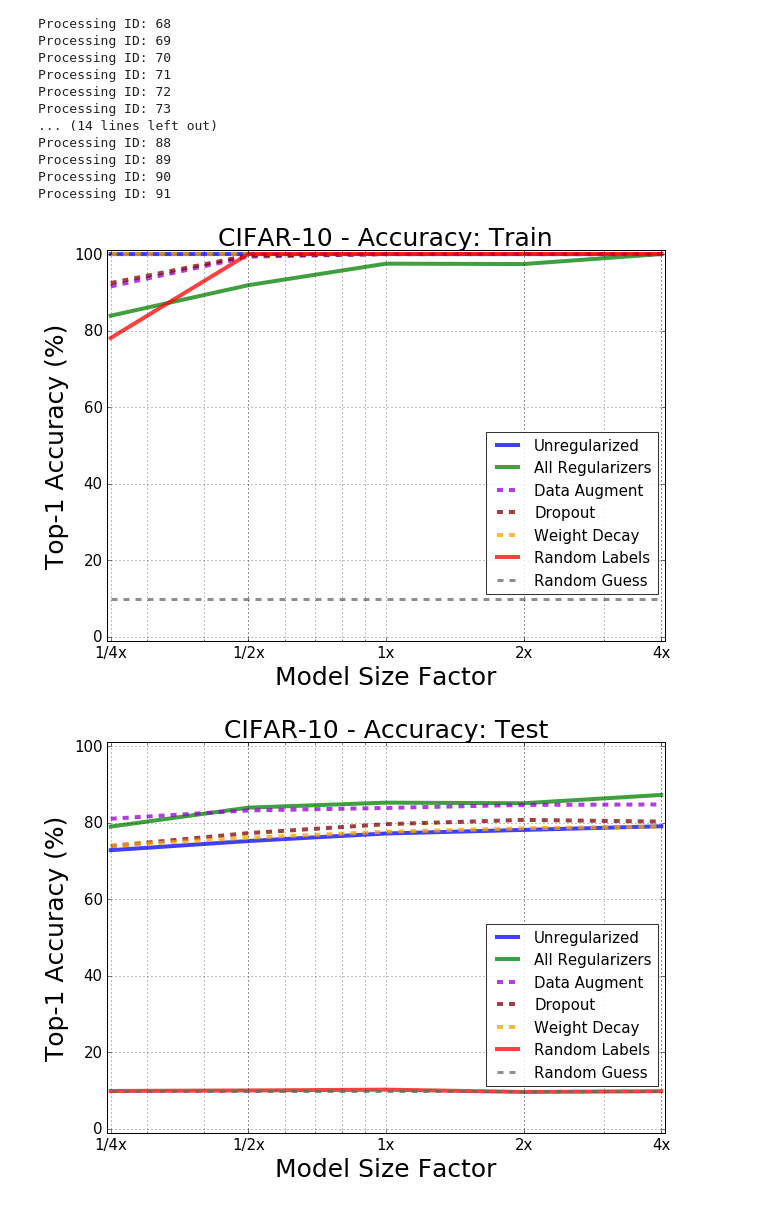
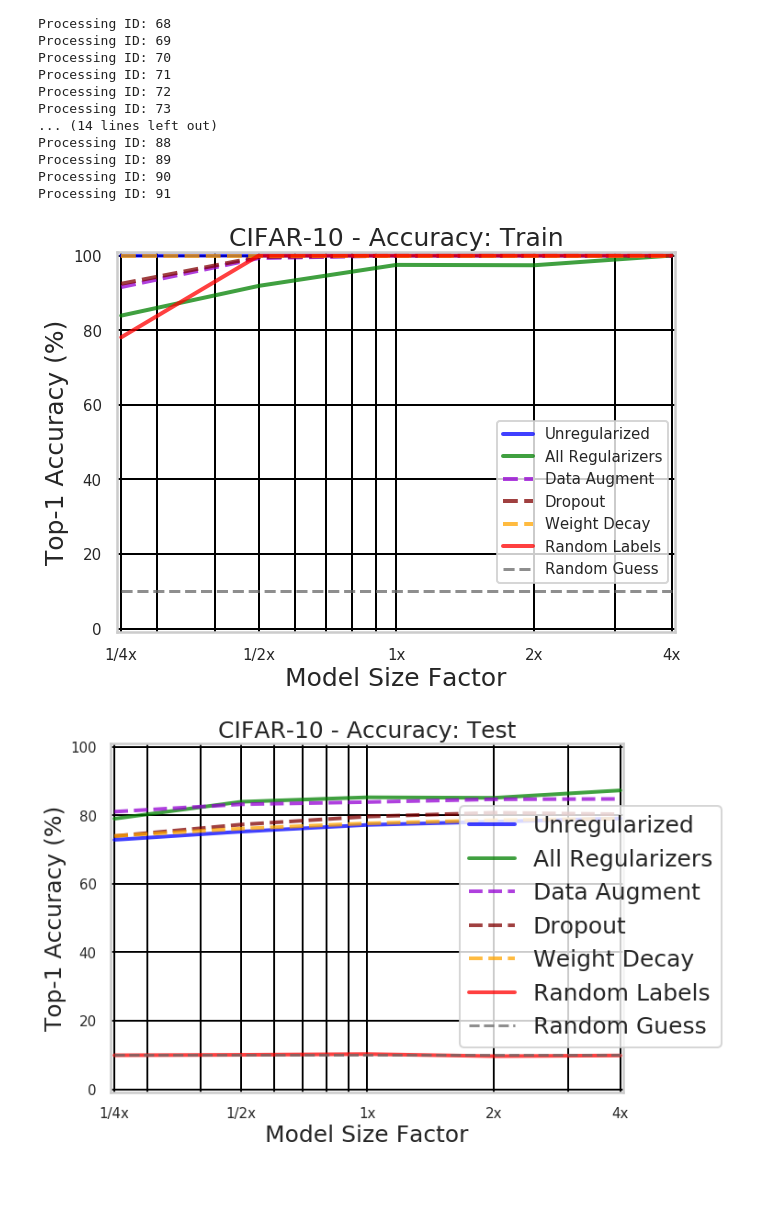
Before and after one commit to xboix/frivolous_dnns, a Jupyter notebook: ipy_notebooks/plot_accuracy.ipynb, the cells around one changed output. Drawn from its saved outputs; the diff is of its cells as text; code cells hidden in the pictures.

```diff
--- a/ipy_notebooks/plot_accuracy.ipynb
+++ b/ipy_notebooks/plot_accuracy.ipynb
@@ -5,6 +5,14 @@ import pandas as pd
 import sys
 sys.path.append('../')
 import experiments
+
+import seaborn
+
+seaborn.set()
+seaborn.set_style("whitegrid")
+seaborn.set_context("poster")
+from matplotlib import pyplot
+
 
 curves = 6
 curve_labels = ['Unregularized', 'All Regularizers', 'Data Augment', 'Dropout', 'Weight Decay', 'Random Labels']
@@ -67,7 +75,6 @@ Processing ID: 91
 # %%
 # first plot train curves
 
-% matplotlib inline
 plt.figure(figsize=(10, 7))
 plt.title('CIFAR-10 - Accuracy: Train', fontsize=25)
 plt.xlabel('Model Size Factor', fontsize=25)
@@ -80,33 +87,38 @@ plt.xticks(size_factors, size_labels, fontsize=15)
 plt.yticks([0, 20, 40, 60, 80, 100], fontsize=15)
 
 for curve_idx in range(curves):
     plt.plot(size_factors, results[curve_idx][:], color=curve_colors[curve_idx],
              linestyle=curve_styles[curve_idx], linewidth=4, alpha=0.75)
 plt.plot(size_factors, [10 for i in range(len(size_factors))], color='dimgrey', linestyle='--', linewidth=3, alpha=0.75)
 plt.legend(curve_labels + ['Random Guess'], loc=(0.68, 0.13), framealpha=0.8, fontsize=15)
+
+plt.rc('xtick',labelsize=8)
 
 plt.show()
 
 # second plot test curves
 
 plt.figure(figsize=(10, 7))
 plt.title('CIFAR-10 - Accuracy: Test', fontsize=25)
 plt.xlabel('Model Size Factor', fontsize=25)
 plt.ylabel('Top-1 Accuracy (%)', fontsize=25)
 plt.xlim((0.245, 4.07))
 plt.ylim((-1, 101))
 plt.grid(True, which='both', c='black')
 plt.xscale('log')
 plt.xticks(size_factors, size_labels, fontsize=15)
 plt.yticks([0, 20, 40, 60, 80, 100], fontsize=15)
 
 for curve_idx in range(curves):
     plt.plot(size_factors, results_test[curve_idx][:], color=curve_colors[curve_idx],
              linestyle=curve_styles[curve_idx], linewidth=4, alpha=0.75)
 plt.plot(size_factors, [10 for i in range(len(size_factors))], color='dimgrey', linestyle='--', linewidth=3, alpha=0.75)
-plt.legend(curve_labels + ['Random Guess'], loc=(0.68, 0.13), framealpha=0.8, fontsize=15)
+plt.legend(curve_labels + ['Random Guess'], loc=(0.68, 0.13), framealpha=0.8, fontsize=25)
+
+plt.rc('xtick',labelsize=8)
+
 
 plt.show()
 # %% [output]
-[figure, old version]
+[figure, new version]
-[figure, old version]
+[figure, new version]
```
